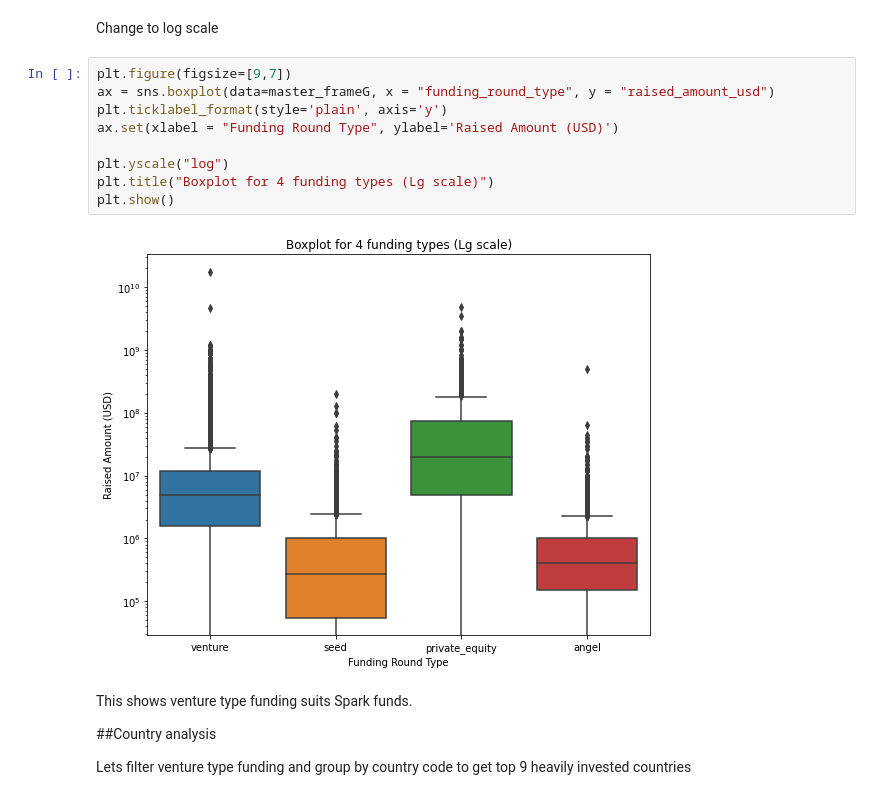
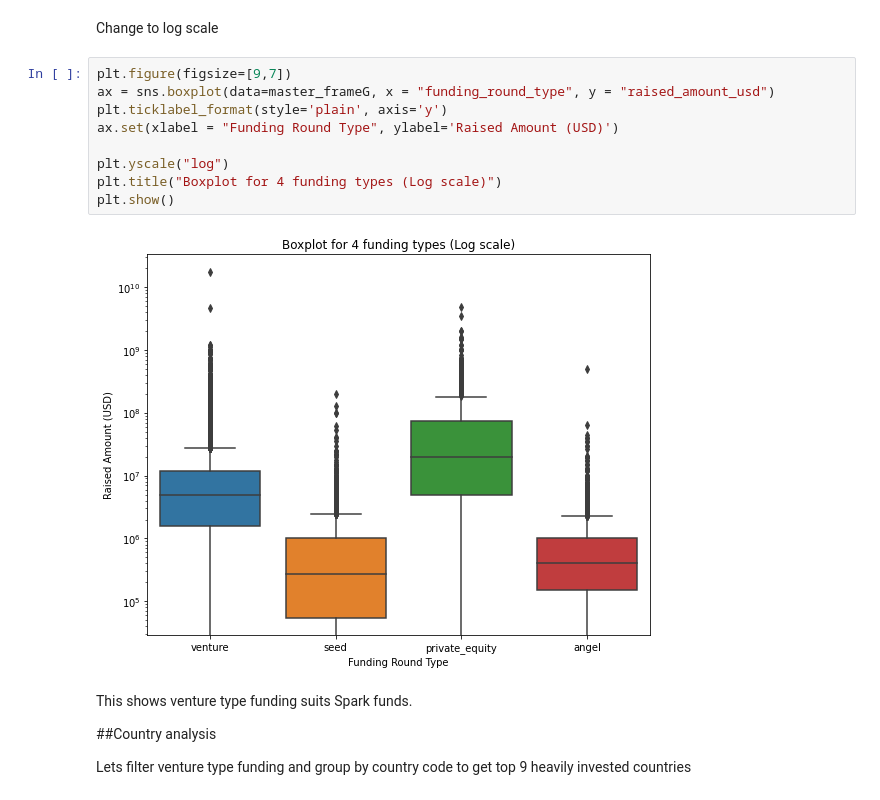
Before and after one commit to hammad7/ms, a Jupyter notebook: investment_assingment.ipynb, the cells around one changed output. Saved outputs shown, nothing was run; the diff lists cells and outputs as text.

```diff
--- a/investment_assingment.ipynb
+++ b/investment_assingment.ipynb
@@ -226,14 +226,14 @@ Change to log scale
 # %%
 plt.figure(figsize=[9,7])
 ax = sns.boxplot(data=master_frameG, x = "funding_round_type", y = "raised_amount_usd")
 plt.ticklabel_format(style='plain', axis='y')
 ax.set(xlabel = "Funding Round Type", ylabel='Raised Amount (USD)')
 
 plt.yscale("log")
-plt.title("Boxplot for 4 funding types (Lg scale)")
+plt.title("Boxplot for 4 funding types (Log scale)")
 plt.show()
 # %% [output]
-[figure, old version]
+[figure, new version]
 # %% [markdown]
 This shows venture type funding suits Spark funds.
 
```
Also changed, not shown: parts of 15 cells of this notebook.
